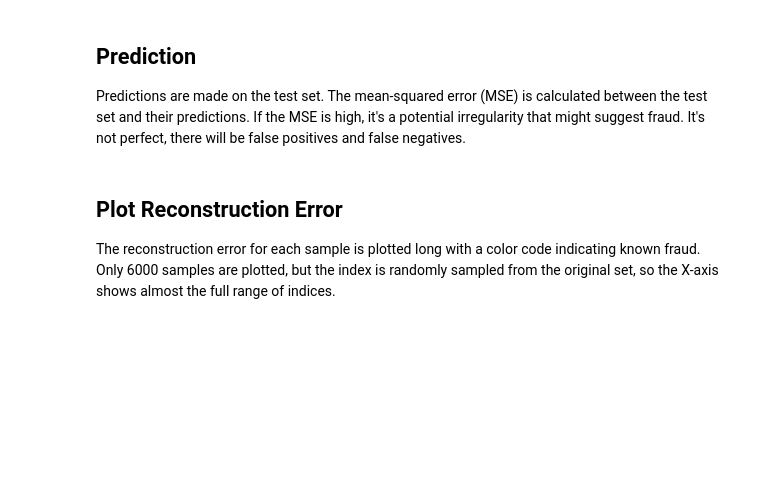
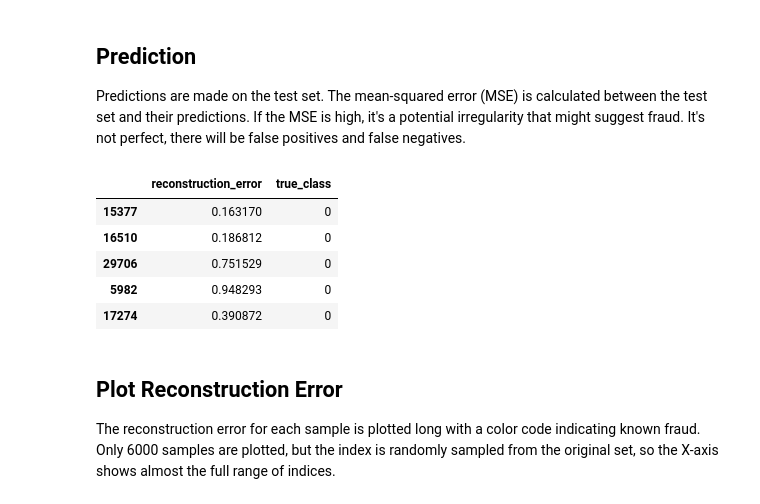
Before and after one commit to msiddalingaiah/MachineLearning, a Jupyter notebook: Anomalies/Credit_Card_Fraud.ipynb, the cells around one changed output. Drawn from its saved outputs; the diff is of its cells as text; code cells hidden in the pictures; blank space fills up the shorter version.

```diff
--- a/Anomalies/Credit_Card_Fraud.ipynb
+++ b/Anomalies/Credit_Card_Fraud.ipynb
@@ -159,6 +155,15 @@ Predictions are made on the test set. The mean-squared error (MSE) is calculated
 predictions = autoencoder.predict(X_test)
 mse = np.mean(np.power(X_test - predictions, 2), axis=1)
 error_df = pd.DataFrame({'reconstruction_error': mse, 'true_class': y_test})
+# %%
+error_df.head()
+# %% [output]
+|  | reconstruction_error | true_class |
+| 15377 | 0.163170 | 0 |
+| 16510 | 0.186812 | 0 |
+| 29706 | 0.751529 | 0 |
+| 5982 | 0.948293 | 0 |
+| 17274 | 0.390872 | 0 |
 # %% [markdown]
 ## Plot Reconstruction Error
 
```
Also changed, not shown: parts of 6 cells of this notebook, 1 other file.
